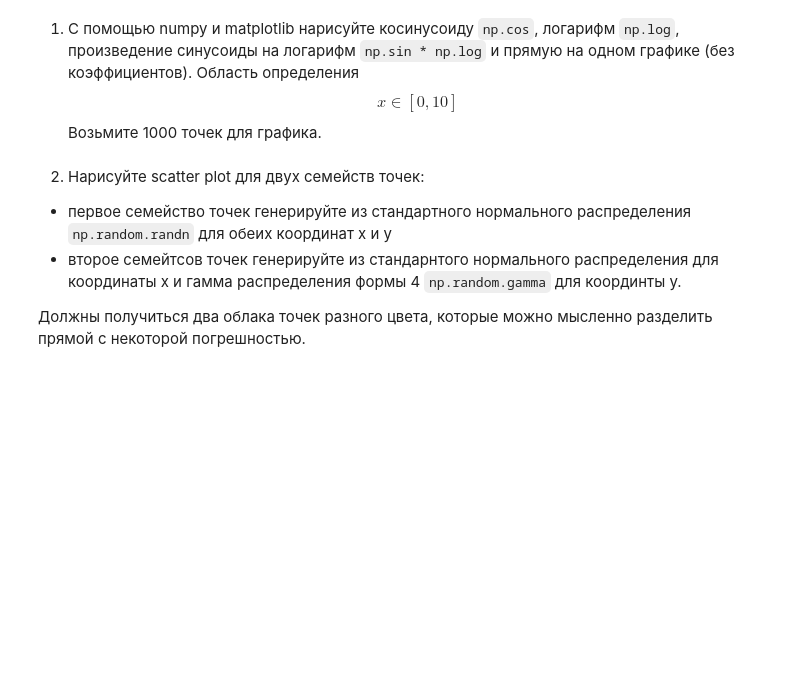
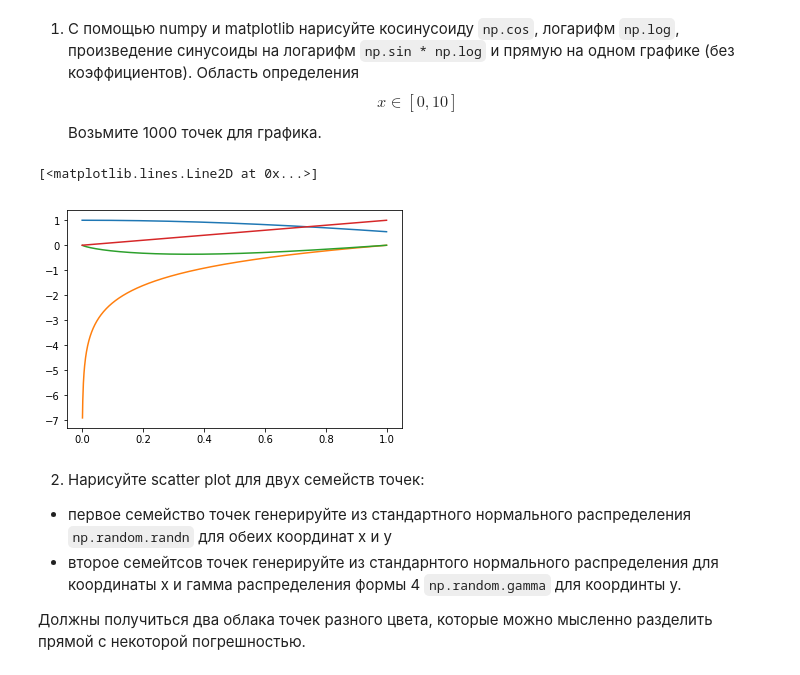
Before and after one commit to evggenshch/7bits_ML_1819, a Jupyter notebook: week3_homework_03-01-visualisation-homework.ipynb, the cells around one changed output. Drawn from its saved outputs; the diff is of its cells as text; code cells hidden in the pictures; blank space fills up the shorter version.

```diff
--- a/week3_homework_03-01-visualisation-homework.ipynb
+++ b/week3_homework_03-01-visualisation-homework.ipynb
@@ -21,6 +21,15 @@ import seaborn as sns
 # %% [markdown]
 1) С помощью numpy и matplotlib нарисуйте косинусоиду `np.cos`, логарифм `np.log`, произведение синусоиды на логарифм `np.sin * np.log` и прямую на одном графике (без коэффициентов). Область определения $$x \in [0,10]$$
 Возьмите 1000 точек для графика.
+# %%
+x = np.arange(0, 1, 0.001)
+plt.plot(x, np.cos(x))
+plt.plot(x[1:1000], np.log(x[1:1000]))
+plt.plot(x[1:1000], np.sin(x[1:1000])*np.log(x[1:1000]))
+plt.plot(x, x)
+# %% [output]
+[<matplotlib.lines.Line2D at 0x...>]
+[figure, added]
 # %% [markdown]
 2) Нарисуйте scatter plot для двух семейств точек:
 - первое семейство точек генерируйте из стандартного нормального распределения `np.random.randn` для обеих координат x и y
```
Also changed, not shown: parts of 20 cells of this notebook, 9 other files.
